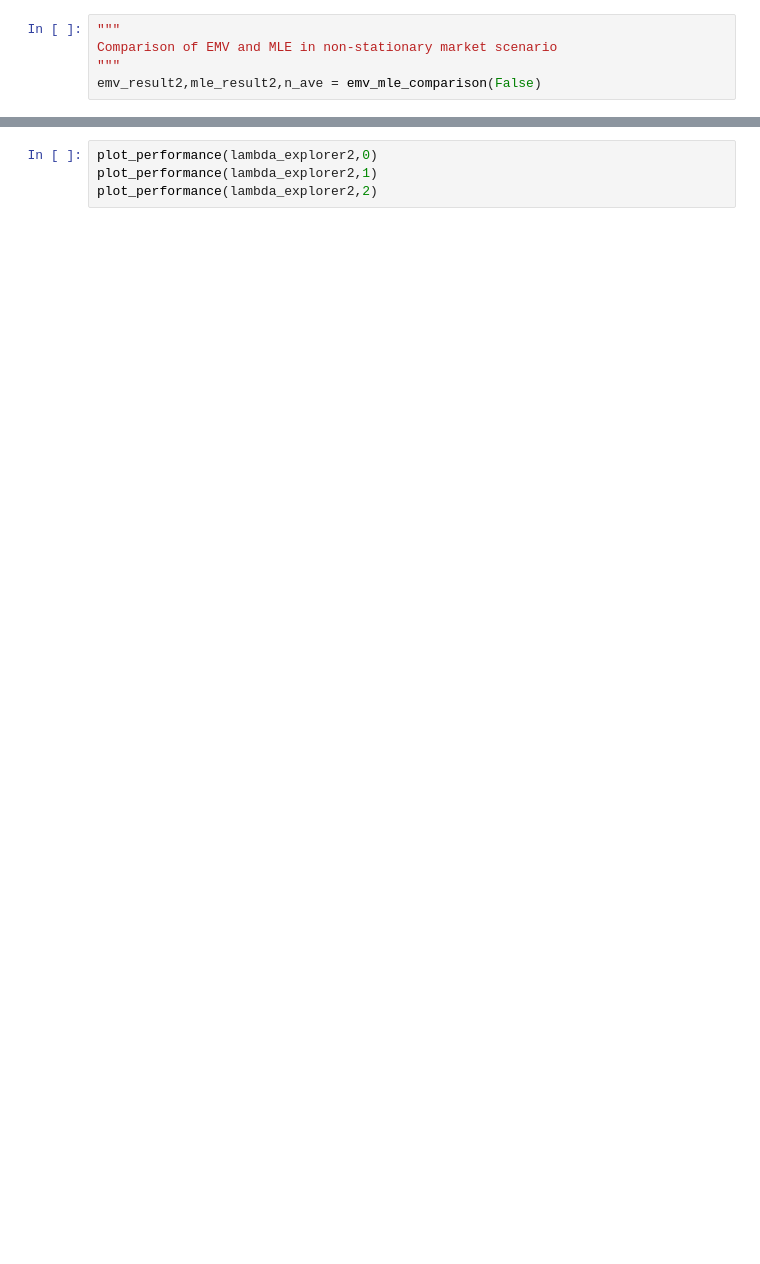
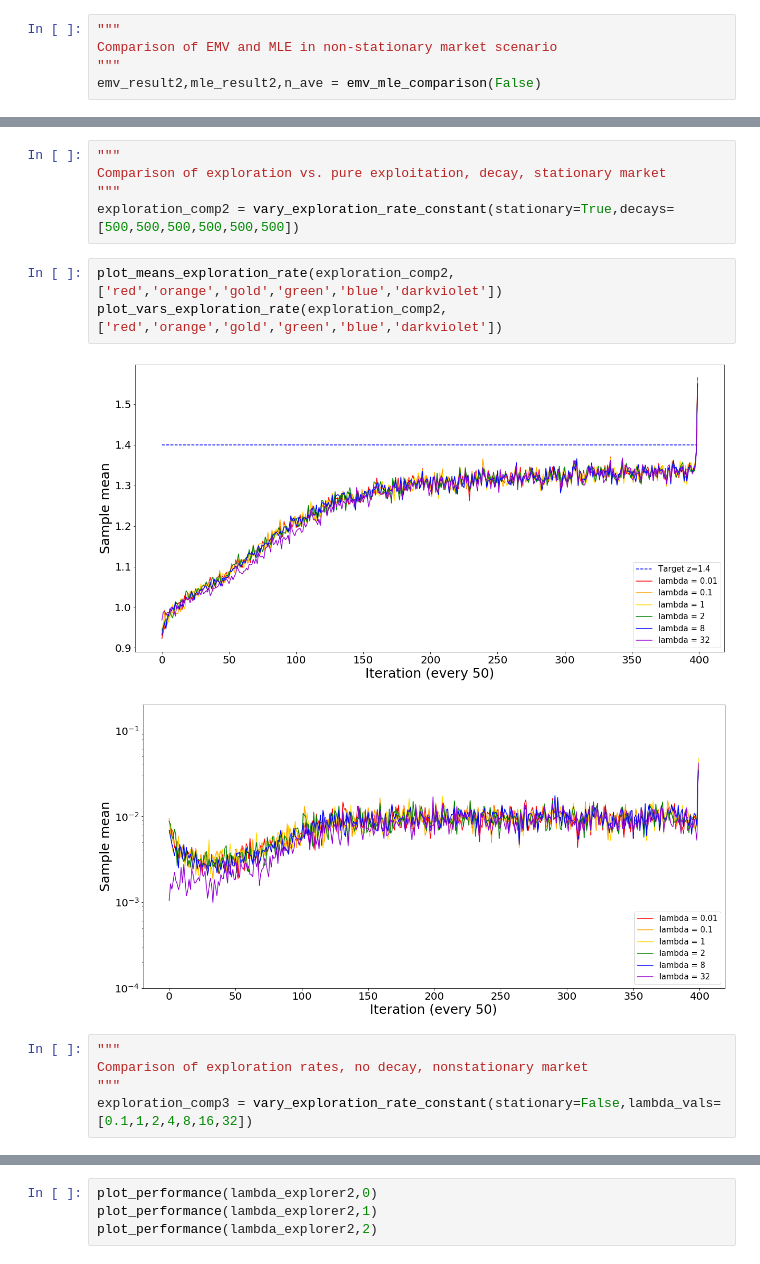
Before and after one commit to dkhyland/ExploratoryRL, a Jupyter notebook: emv_experiments.ipynb, the cells around one changed output, grey strips where cells are left out. Drawn from its saved outputs; the diff is of its cells as text; blank space fills up the shorter version.

```diff
--- a/emv_experiments.ipynb
+++ b/emv_experiments.ipynb
@@ -1287,0 +1391,16 @@ emv_mle_plot_var(emv_result2,mle_result2,n_ave)
+# %%
+"""
+Comparison of exploration vs. pure exploitation, decay, stationary market
+"""
+exploration_comp2 = vary_exploration_rate_constant(stationary=True,decays=[500,500,500,500,500,500])
+# %%
+plot_means_exploration_rate(exploration_comp2,['red','orange','gold','green','blue','darkviolet'])
+plot_vars_exploration_rate(exploration_comp2,['red','orange','gold','green','blue','darkviolet'])
+# %% [output]
+[figure, added]
+[figure, added]
+# %%
+"""
+Comparison of exploration rates, no decay, nonstationary market
+"""
+exploration_comp3 = vary_exploration_rate_constant(stationary=False,lambda_vals=[0.1,1,2,4,8,16,32])
```
Also changed, not shown: parts of 19 cells of this notebook, 1 other file.
